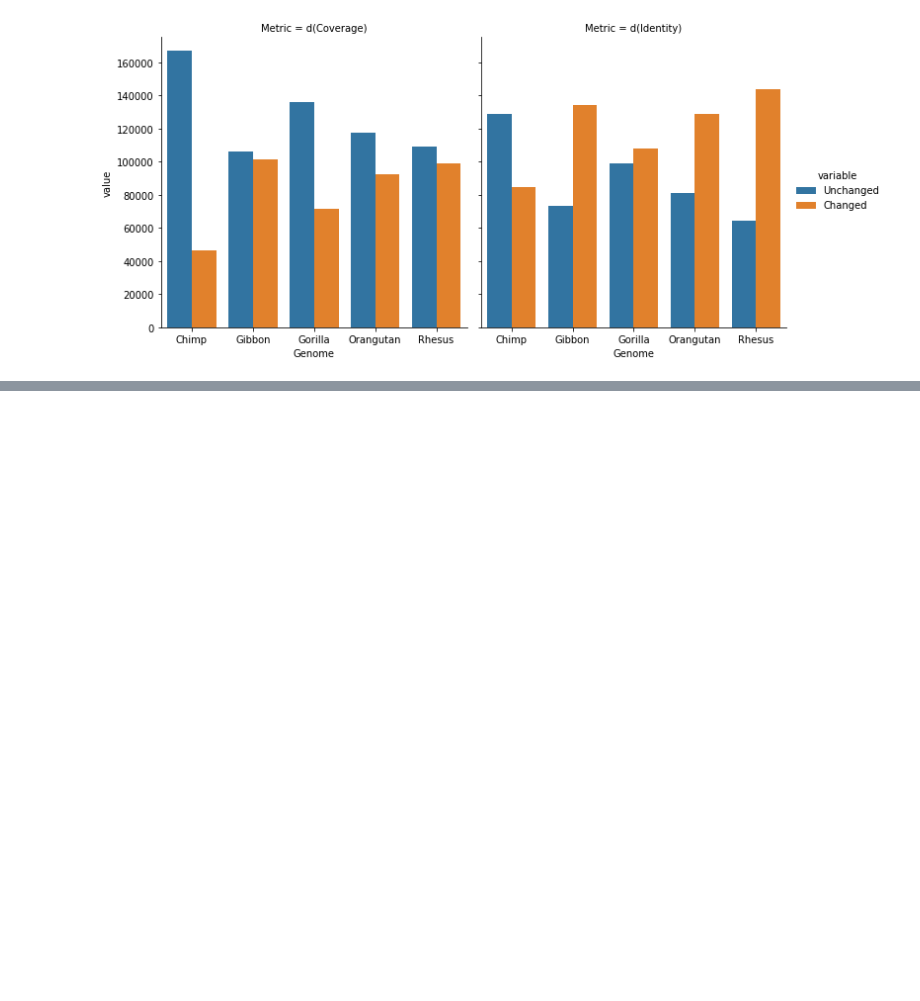
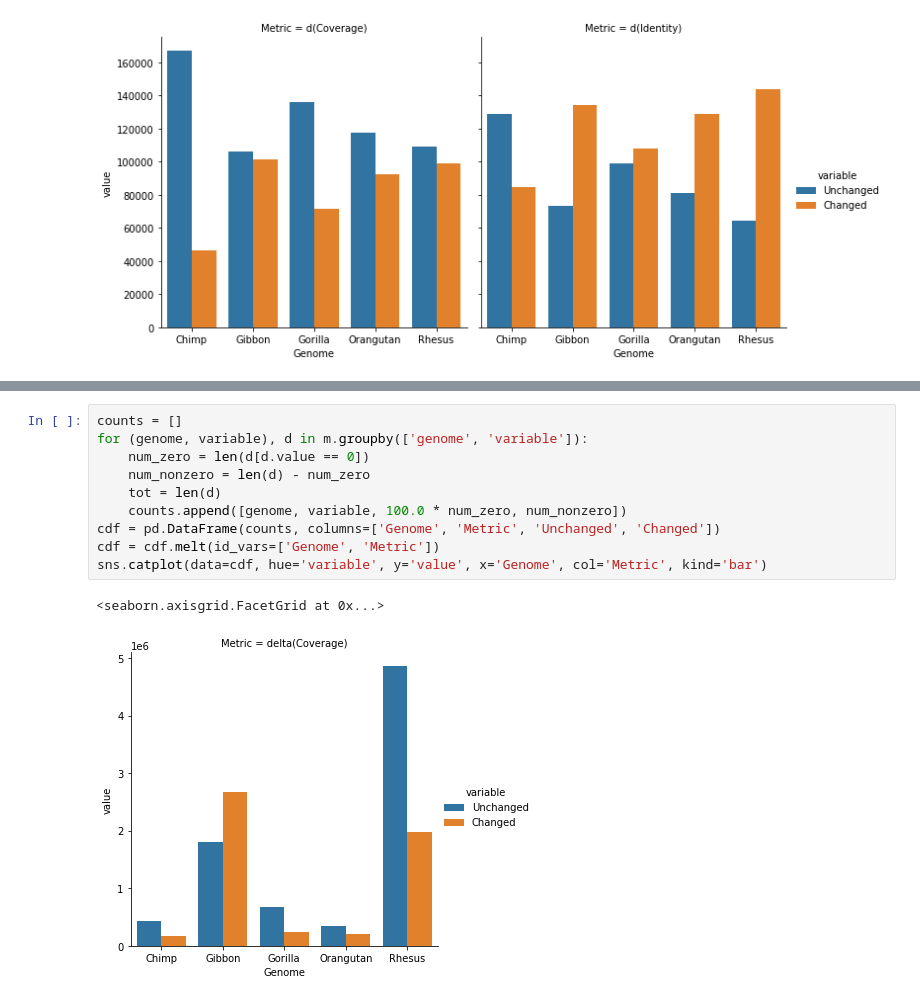
Before and after one commit to UCSantaCruzComputationalGenomicsLab/primates-2020, a Jupyter notebook: notebooks/compare_old_assemblies.ipynb, the cells around one changed output, grey strips where cells are left out. Cells and saved outputs as stored; diff of their text form; blank space fills up the shorter version.

```diff
--- a/notebooks/compare_old_assemblies.ipynb
+++ b/notebooks/compare_old_assemblies.ipynb
@@ -51,0 +110,13 @@ sns.catplot(data=cdf, hue='variable', y='value', x='Genome', col='Metric', kind=
+# %%
+counts = []
+for (genome, variable), d in m.groupby(['genome', 'variable']):
+    num_zero = len(d[d.value == 0])
+    num_nonzero = len(d) - num_zero
+    tot = len(d)
+    counts.append([genome, variable, 100.0 * num_zero, num_nonzero])
+cdf = pd.DataFrame(counts, columns=['Genome', 'Metric', 'Unchanged', 'Changed'])
+cdf = cdf.melt(id_vars=['Genome', 'Metric'])
+sns.catplot(data=cdf, hue='variable', y='value', x='Genome', col='Metric', kind='bar')
+# %% [output]
+<seaborn.axisgrid.FacetGrid at 0x...>
+[figure, added]
```
Also changed, not shown: parts of 9 cells of this notebook.
